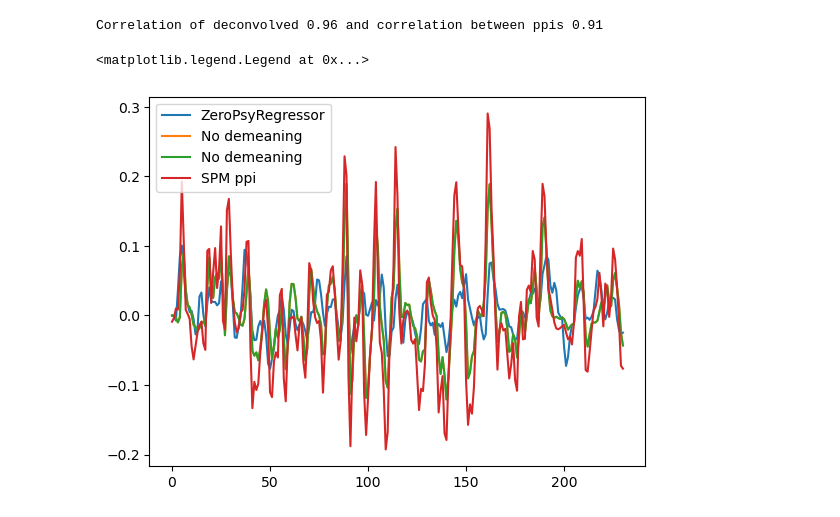
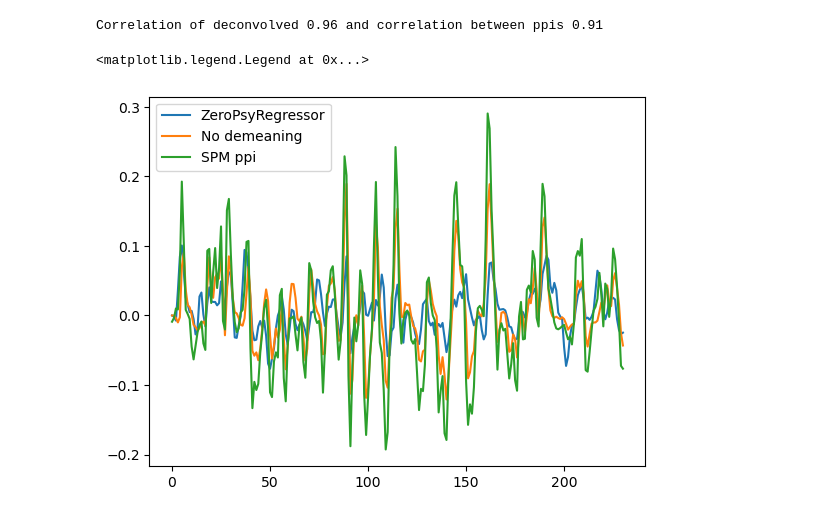
Before and after one commit to iknyazeva/TMFCpy, a Jupyter notebook: notebooks/PPIRegressorCompareSPM.ipynb, the cells around one changed output. Cells and saved outputs as stored; diff of their text form; code cells hidden in the pictures.

Commit message:
ppi regressor and comparison with spm

```diff
--- a/notebooks/PPIRegressorCompareSPM.ipynb
+++ b/notebooks/PPIRegressorCompareSPM.ipynb
@@ -96,9 +96,8 @@ ppi_regressor = create_ppi_regressor(
 # %%
 plt.plot(ppi_regressor_zero_psy, label='ZeroPsyRegressor')
 plt.plot(ppi_regressor, label='No demeaning')
-plt.plot(ppi_regressor, label='No demeaning')
 plt.plot(ppi_spm_go['PPI'][0,0].ppi.squeeze(), label='SPM ppi')
 plt.legend()
 # %% [output]
 <matplotlib.legend.Legend at 0x...>
-[figure, old version]
+[figure, new version]
```
